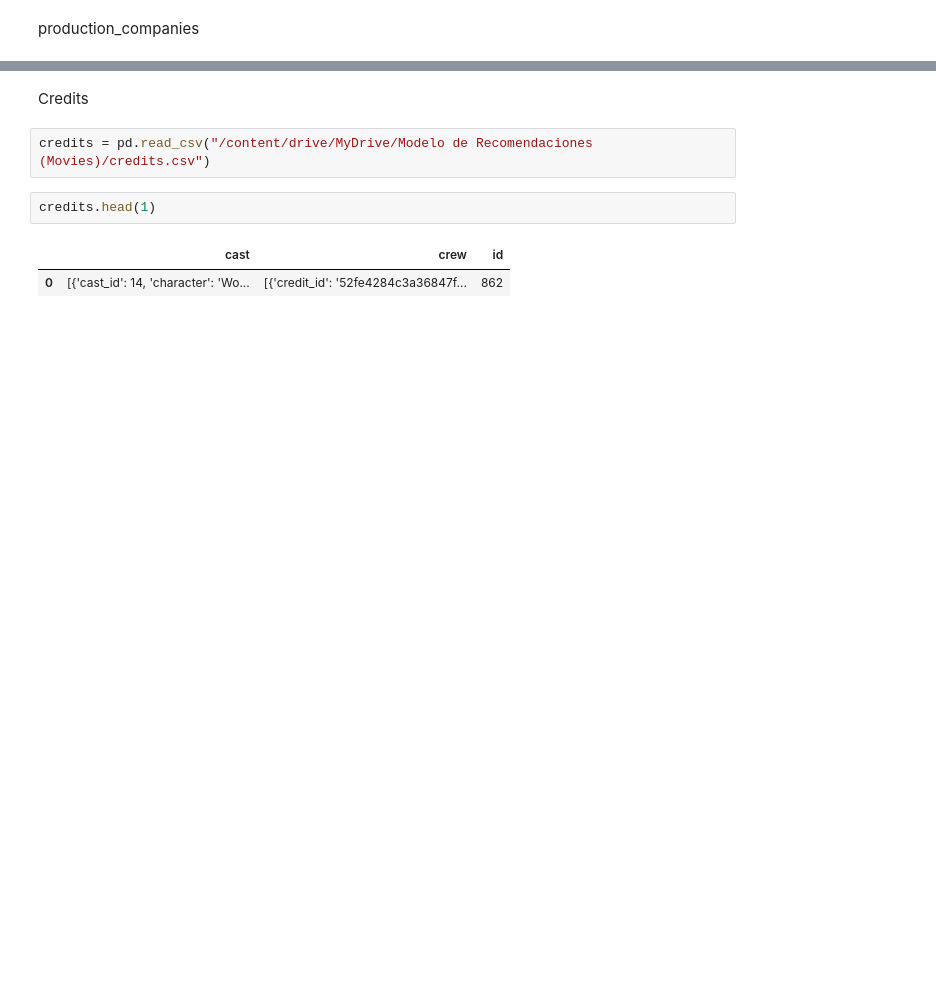
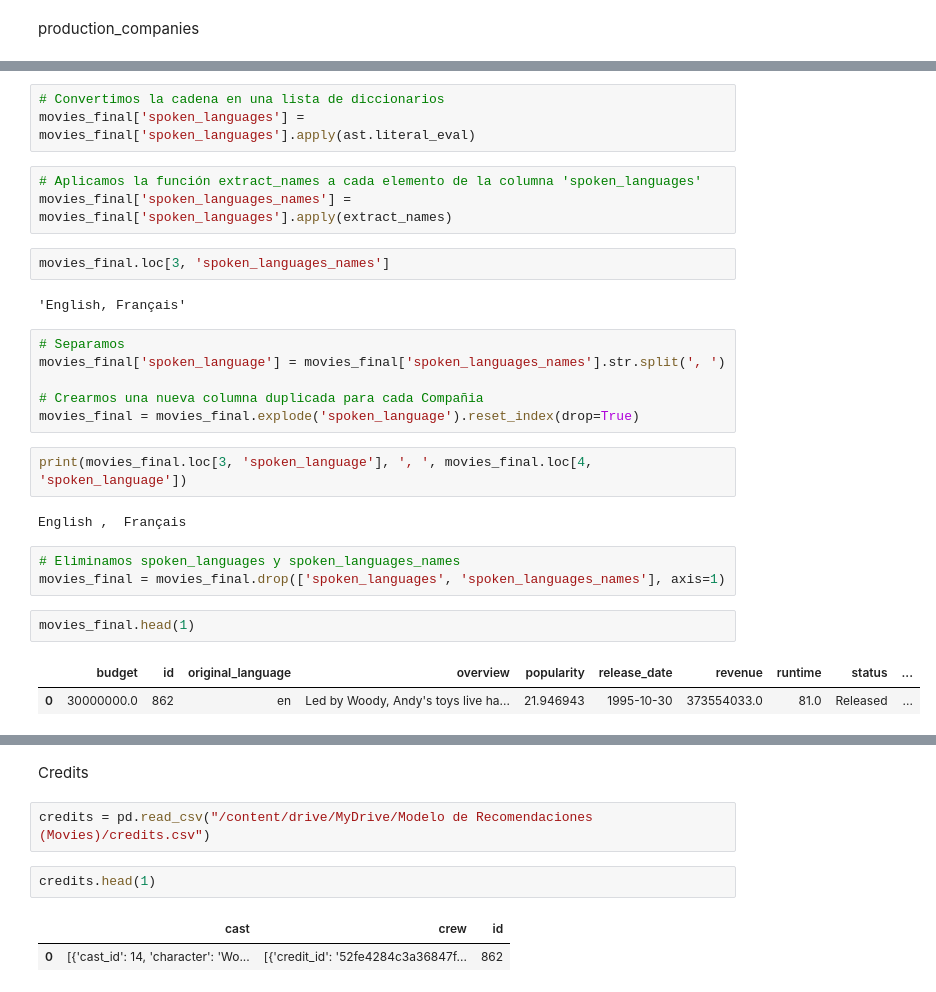
Before and after one commit to AlbaCastillo/Movie-Recommendations-Model, a Jupyter notebook: Movie_Recommendations.ipynb, the cells around one changed output, grey strips where cells are left out. Drawn from its saved outputs; the diff is of its cells as text; blank space fills up the shorter version.

```diff
--- a/Movie_Recommendations.ipynb
+++ b/Movie_Recommendations.ipynb
@@ -231,0 +274,28 @@ Name: production_companies, Length: 45376, dtype: object
+# %%
+# Convertimos la cadena en una lista de diccionarios
+movies_final['spoken_languages'] = movies_final['spoken_languages'].apply(ast.literal_eval)
+# %%
+# Aplicamos la función extract_names a cada elemento de la columna 'spoken_languages'
+movies_final['spoken_languages_names'] = movies_final['spoken_languages'].apply(extract_names)
+# %%
+movies_final.loc[3, 'spoken_languages_names']
+# %% [output]
+'English, Français'
+# %%
+# Separamos
+movies_final['spoken_language'] = movies_final['spoken_languages_names'].str.split(', ')
+
+# Crearmos una nueva columna duplicada para cada Compañia
+movies_final = movies_final.explode('spoken_language').reset_index(drop=True)
+# %%
+print(movies_final.loc[3, 'spoken_language'], ', ', movies_final.loc[4, 'spoken_language'])
+# %% [output]
+English ,  Français
+# %%
+# Eliminamos spoken_languages y spoken_languages_names
+movies_final = movies_final.drop(['spoken_languages', 'spoken_languages_names'], axis=1)
+# %%
+movies_final.head(1)
+# %% [output]
+|  | budget | id | original_language | overview | popularity | release_date | revenue | runtime | status | ... |
+| 0 | 30000000.0 | 862 | en | Led by Woody, Andy's toys live ha... | 21.946943 | 1995-10-30 | 373554033.0 | 81.0 | Released | ... |
```
Also changed, not shown: parts of 36 cells of this notebook.
